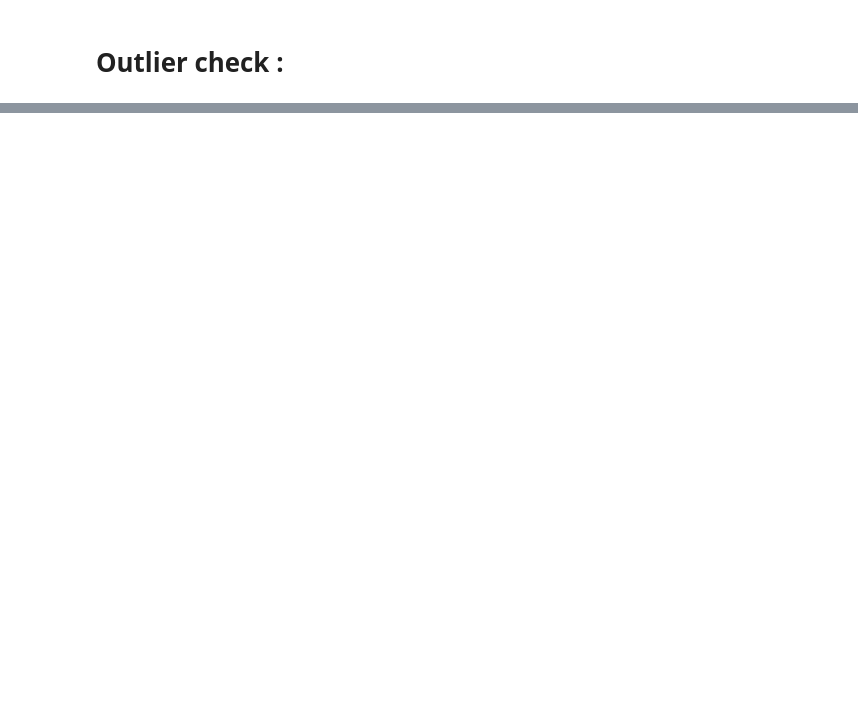
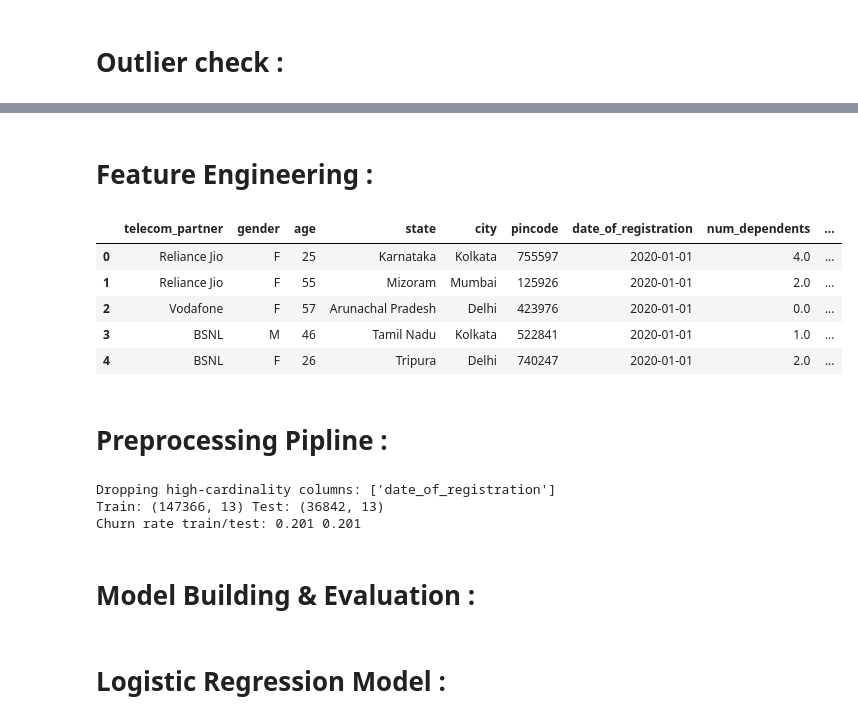
Before and after one commit to harshaslekar5968-crypto/Telecom-Churn_Rate_ML, a Jupyter notebook: Telecom_Churn_Rate_Prediction.ipynb, the cells around one changed output, grey strips where cells are left out. Cells and saved outputs as stored; diff of their text form; code cells hidden in the pictures; blank space fills up the shorter version.

```diff
--- a/Telecom_Churn_Rate_Prediction.ipynb
+++ b/Telecom_Churn_Rate_Prediction.ipynb
@@ -332,0 +354,54 @@ data_used: 0 outliers detected
+# %% [markdown]
+# Feature Engineering :
+# %%
+from sklearn.preprocessing import FunctionTransformer
+
+if {"calls_made", "sms_sent"}.issubset(df.columns):
+    df["total_activity"] = df["calls_made"] + df["sms_sent"]
+if {"data_used", "calls_made"}.issubset(df.columns):
+    df["data_per_call"] = df["data_used"] / (df["calls_made"].clip(lower=0) + 1)
+
+def inf_to_nan(X):
+    X = np.asarray(X, dtype=float)
+    return np.where(np.isinf(X), np.nan, X)
+
+numeric_tf = Pipeline([
+    ("inf", FunctionTransformer(inf_to_nan, feature_names_out="one-to-one")),
+    ("impute", SimpleImputer(strategy="median")),
+    ("cap", Winsorizer()),
+    ("scale", StandardScaler()),
+])
+
+df = df.replace([np.inf, -np.inf], np.nan)
+
+df.head()
+# %% [output]
+|  | telecom_partner | gender | age | state | city | pincode | date_of_registration | num_dependents | ... |
+| 0 | Reliance Jio | F | 25 | Karnataka | Kolkata | 755597 | 2020-01-01 | 4.0 | ... |
+| 1 | Reliance Jio | F | 55 | Mizoram | Mumbai | 125926 | 2020-01-01 | 2.0 | ... |
+| 2 | Vodafone | F | 57 | Arunachal Pradesh | Delhi | 423976 | 2020-01-01 | 0.0 | ... |
+| 3 | BSNL | M | 46 | Tamil Nadu | Kolkata | 522841 | 2020-01-01 | 1.0 | ... |
+| 4 | BSNL | F | 26 | Tripura | Delhi | 740247 | 2020-01-01 | 2.0 | ... |
+# %% [markdown]
+# Preprocessing Pipline :
+# %%
+x = df.drop(columns=["churn"])
+y = df["churn"]
+
+high_card = [c for c in x.select_dtypes(include='object').columns if x[c].nunique() > 50]
+if high_card:
+    print("Dropping high-cardinality columns:", high_card)
+    x = x.drop(columns=high_card)
+
+num_features = x.select_dtypes(include="number").columns.tolist()
+cat_features = x.select_dtypes(include="object").columns.tolist()
+
+x_train,x_test, y_train, y_test = train_test_split(
+    x, y, test_size=0.2, stratify=y, random_state=42)
+
+print("Train:", x_train.shape, "Test:", x_test.shape)
+print("Churn rate train/test:", round(y_train.mean(), 3), round(y_test.mean(), 3))
+# %% [output]
+Dropping high-cardinality columns: ['date_of_registration']
+Train: (147366, 13) Test: (36842, 13)
+Churn rate train/test: 0.201 0.201
@@ -332,0 +436,4 @@ data_used: 0 outliers detected
+# %% [markdown]
+# Model Building & Evaluation :
+# %% [markdown]
+# Logistic Regression Model :
```
Also changed, not shown: parts of 25 cells of this notebook, 1 other file.
